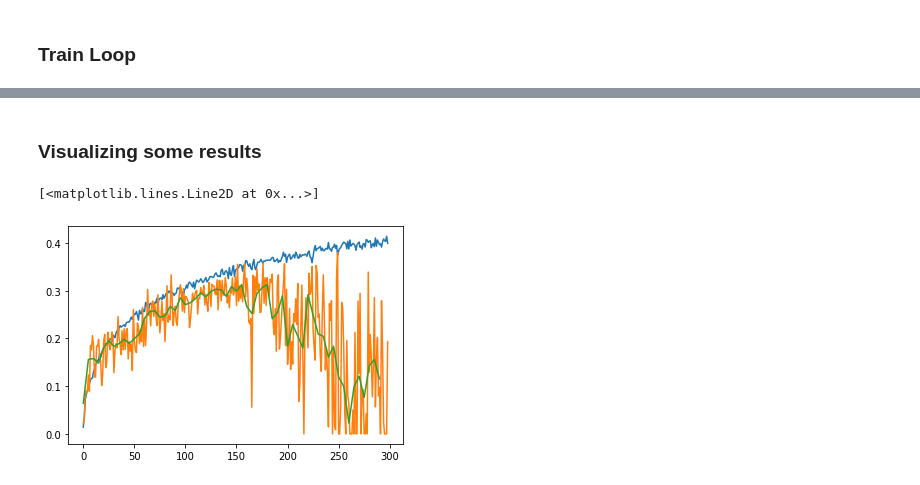
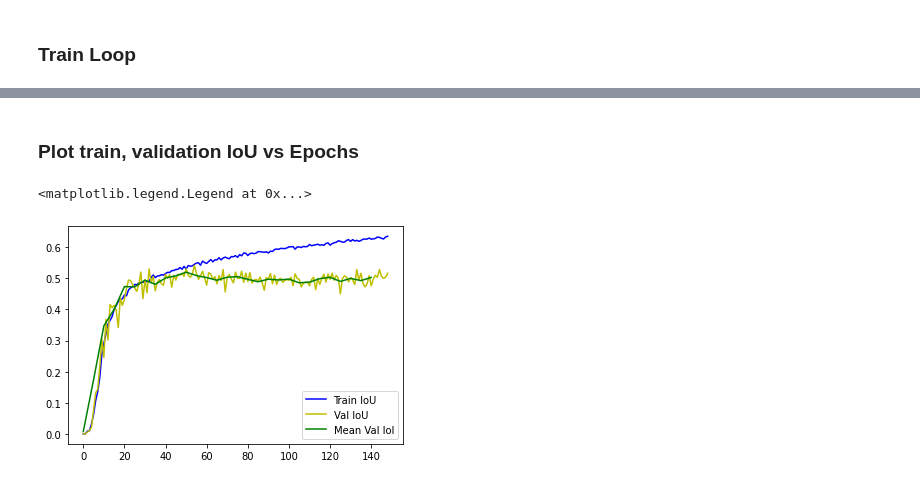
Before and after one commit to richdanis/aml, a Jupyter notebook: task3/Unet.ipynb, the cells around one changed output, grey strips where cells are left out. Saved outputs shown, nothing was run; the diff lists cells and outputs as text; code cells hidden in the pictures.

Commit message:
Train loop, visualization and submission code

```diff
--- a/task3/Unet.ipynb
+++ b/task3/Unet.ipynb
@@ -228,14 +282,23 @@ def iou_metric(inputs, targets):
 
         return IoU
+# %%
+def BCELoss_class_weighted(weights):
+
+    def loss(input, target):
+        input = torch.clamp(input,min=1e-7,max=1-1e-7)
+        bce = - weights[1] * target * torch.log(input) - (1 - target) * weights[0] * torch.log(1 - input)
+        return torch.mean(bce)
+
+    return loss
 # %%
 def evaluate(model, val_loader):
 
     val_iou_list = torch.Tensor().to(device)
 
-    for x,y in val_loader:
+    for x,y,l in val_loader:
 
         x,y = x.to(device), y.to(device)
         output = unet(x)
         val_iou_list = torch.cat((val_iou_list, iou_metric(output, y)))
 
-    return torch.median(val_iou_list)
+    return torch.median(val_iou_list), torch.min(val_iou_list)
@@ -247,17 +305,23 @@ criterion = smp.losses.JaccardLoss(mode='binary')
+# %%
+# batch size 16 and 8 filters works well
+unet = Unet(filters=8, kernel=3).to(device)
+optimizer = torch.optim.Adam(unet.parameters(), lr=1e-4)
+criterion = IoULoss()
+criterion2 = BCELoss_class_weighted(weights=(0.0001, 0.999))
 # %% [markdown]
 ### Train Loop
 # %%
 val_ious = []
 train_ious = []
 
-for epoch in range(1,300):
+for epoch in range(1,150):
 
     t = time.time()
     num_samples_epoch = 0
     train_loss_cum = 0
     train_iou_list = torch.Tensor().to(device)
 
-    for x,y in train_loader:
+    for x,y,l in train_loader:
 
         x,y = x.to(device), y.to(device)
 
@@ -265,7 +329,7 @@ for epoch in range(1,300):
         unet.train()
 
         output = unet(x)
-        loss = criterion(output.squeeze(), y) # + criterion2(output.squeeze(), y)
+        loss = criterion(output, y, l) + criterion2(output, y)
 
         loss.backward()
         optimizer.step()
@@ -281,21 +345,25 @@ for epoch in range(1,300):
 
     # get median IoU on validation data
     with torch.no_grad():
-        val_iou = evaluate(unet, val_loader)
+        val_iou, val_iou_min = evaluate(unet, val_loader)
 
     # average train_loss
     train_loss = train_loss_cum / num_samples_epoch
 
     # get median IoU on train data
     train_iou = torch.median(train_iou_list)
+    train_iou_min = torch.min(train_iou_list)
 
     train_ious.append(train_iou)
     val_ious.append(val_iou)
 
     epoch_duration = time.time() - t
 
-    print(f'Epoch {epoch} | Train IoU: {train_iou:.4f} | '
+    print(f'Epoch {epoch} | '
           f'Train loss: {train_loss:.4f} | '
+          f'Train IoU: {train_iou:.4f} | '
+          f'Train IoU MIN: {train_iou_min:.4f} | '
           f' Validation IoU: {val_iou:.4f} | '
+          f' Validation IoU MIN: {val_iou_min:.4f} |'
           f' Duration {epoch_duration:.2f} sec')
 # %% [output]
@@ -319,2 +386,0 @@ Epoch 299 | Train IoU: 0.3993 | Train loss: 0.9874 |  Validation IoU: 0.1933 |
-# %% [markdown]
-### Visualizing some results
@@ -324,3 +387,5 @@ summary = summary(unet, (1, 128, 128))
+# %% [markdown]
+### Plot train, validation IoU vs Epochs
 # %%
 for i in range(len(train_ious)):
     train_ious[i] = train_ious[i].cpu().numpy()
@@ -331,9 +396,10 @@ mean_5_val_ious = []
 for i in range(len(val_ious) // 5):
     mean_5_val_ious.append(np.mean(val_ious[i*5:(i+1)*5]))
 # %%
-plt.plot(np.arange(len(train_ious)), train_ious)
-plt.plot(np.arange(len(train_ious)), val_ious)
-plt.plot(np.arange(0, 295, 5), mean_5_val_ious)
+plt.plot(np.arange(len(train_ious)), train_ious, 'b', label="Train IoU")
+plt.plot(np.arange(len(train_ious)), val_ious, 'y', label="Val IoU")
+plt.plot(np.arange(0, len(train_ious) - 5, 5), mean_5_val_ious, 'g', label="Mean Val IoI")
+plt.legend()
 # %% [output]
-[<matplotlib.lines.Line2D at 0x...>]
+<matplotlib.legend.Legend at 0x...>
-[figure, old version]
+[figure, new version]
```
Also changed, not shown: parts of 24 cells of this notebook, 1 other file.
